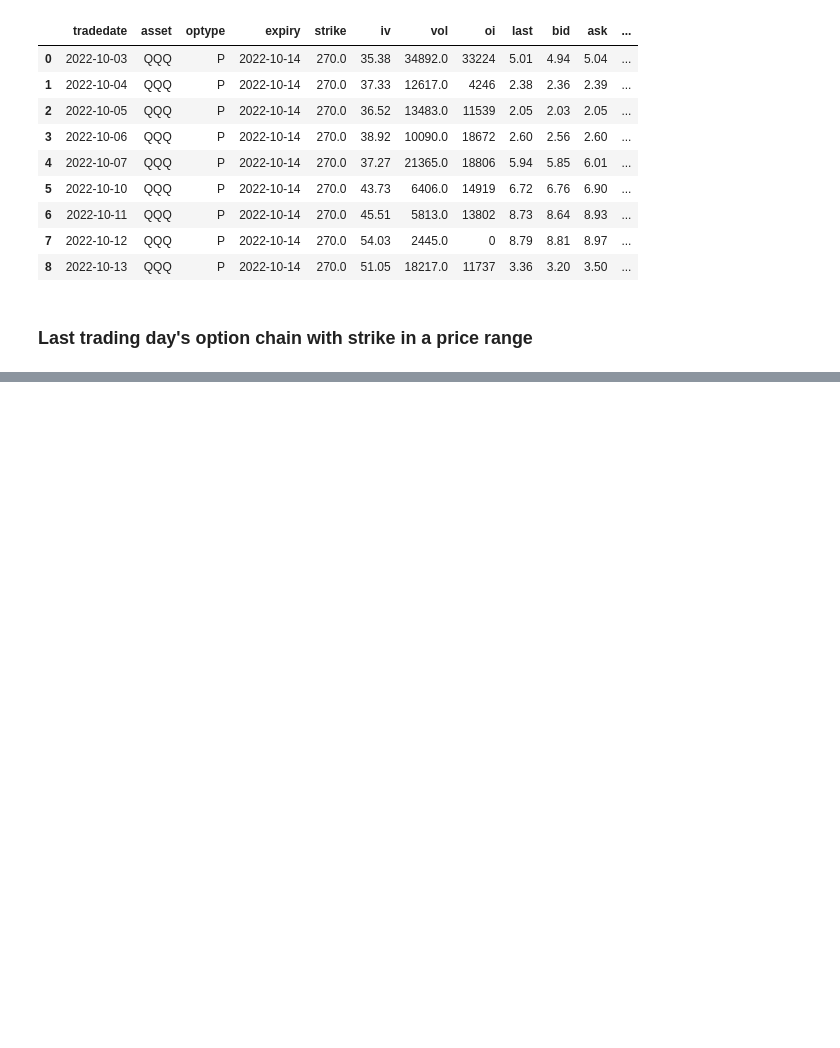
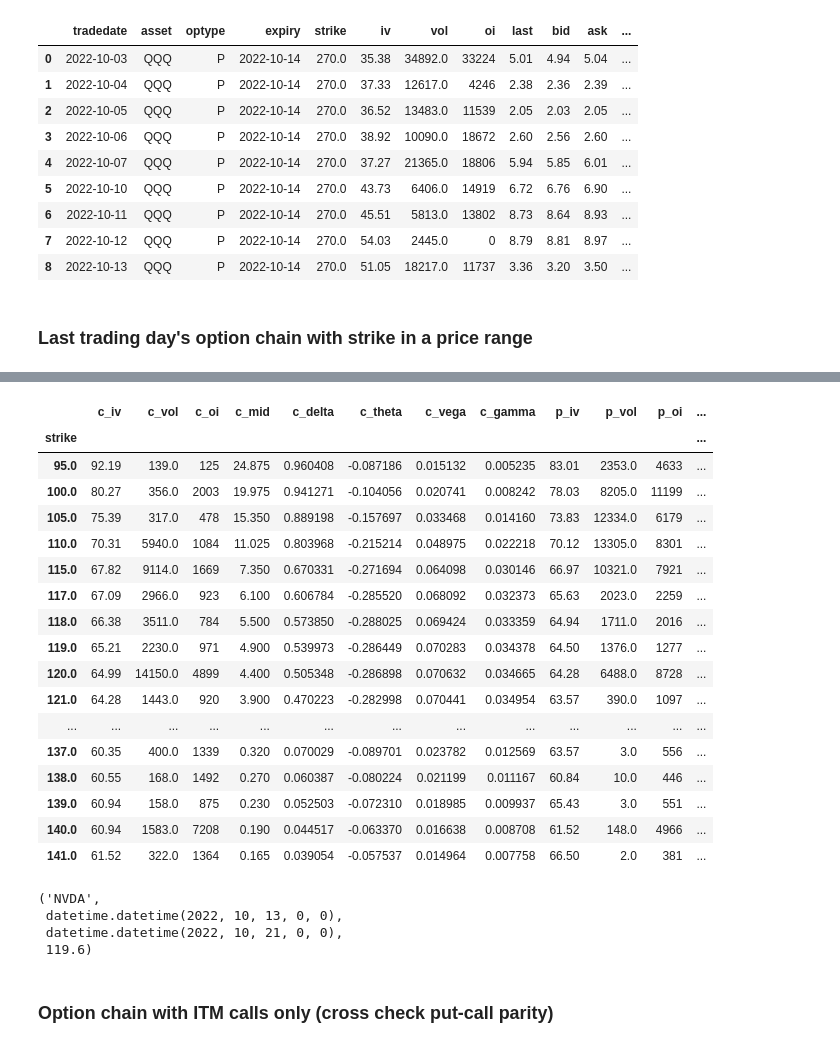
Before and after one commit to willbillionquant/bsoption, a Jupyter notebook: nyopchain-usage.ipynb, the cells around one changed output, grey strips where cells are left out. Cells and saved outputs as stored; diff of their text form; code cells hidden in the pictures; blank space fills up the shorter version.

```diff
--- a/nyopchain-usage.ipynb
+++ b/nyopchain-usage.ipynb
@@ -117,0 +127,6 @@ dfop3
+# %%
+asset1 = 'NVDA'
+tradeday1 = '2022-10-13'
+expiry1 = '2022-10-21'
+opbound1 = 0.1
+dfop1, info1 = Opchain.loaddayopchain(dfohlcall, tradeday=tradeday1, expiry=expiry1, asset=asset1, opbound=opbound1)
@@ -117,0 +151,30 @@ dfop3
+# %%
+dfop1
+# %% [output]
+|  | c_iv | c_vol | c_oi | c_mid | c_delta | c_theta | c_vega | c_gamma | p_iv | p_vol | p_oi | ... |
+| strike |  |  |  |  |  |  |  |  |  |  |  | ... |
+| 95.0 | 92.19 | 139.0 | 125 | 24.875 | 0.960408 | -0.087186 | 0.015132 | 0.005235 | 83.01 | 2353.0 | 4633 | ... |
+| 100.0 | 80.27 | 356.0 | 2003 | 19.975 | 0.941271 | -0.104056 | 0.020741 | 0.008242 | 78.03 | 8205.0 | 11199 | ... |
+| 105.0 | 75.39 | 317.0 | 478 | 15.350 | 0.889198 | -0.157697 | 0.033468 | 0.014160 | 73.83 | 12334.0 | 6179 | ... |
+| 110.0 | 70.31 | 5940.0 | 1084 | 11.025 | 0.803968 | -0.215214 | 0.048975 | 0.022218 | 70.12 | 13305.0 | 8301 | ... |
+| 115.0 | 67.82 | 9114.0 | 1669 | 7.350 | 0.670331 | -0.271694 | 0.064098 | 0.030146 | 66.97 | 10321.0 | 7921 | ... |
+| 117.0 | 67.09 | 2966.0 | 923 | 6.100 | 0.606784 | -0.285520 | 0.068092 | 0.032373 | 65.63 | 2023.0 | 2259 | ... |
+| 118.0 | 66.38 | 3511.0 | 784 | 5.500 | 0.573850 | -0.288025 | 0.069424 | 0.033359 | 64.94 | 1711.0 | 2016 | ... |
+| 119.0 | 65.21 | 2230.0 | 971 | 4.900 | 0.539973 | -0.286449 | 0.070283 | 0.034378 | 64.50 | 1376.0 | 1277 | ... |
+| 120.0 | 64.99 | 14150.0 | 4899 | 4.400 | 0.505348 | -0.286898 | 0.070632 | 0.034665 | 64.28 | 6488.0 | 8728 | ... |
+| 121.0 | 64.28 | 1443.0 | 920 | 3.900 | 0.470223 | -0.282998 | 0.070441 | 0.034954 | 63.57 | 390.0 | 1097 | ... |
+| ... | ... | ... | ... | ... | ... | ... | ... | ... | ... | ... | ... | ... |
+| 137.0 | 60.35 | 400.0 | 1339 | 0.320 | 0.070029 | -0.089701 | 0.023782 | 0.012569 | 63.57 | 3.0 | 556 | ... |
+| 138.0 | 60.55 | 168.0 | 1492 | 0.270 | 0.060387 | -0.080224 | 0.021199 | 0.011167 | 60.84 | 10.0 | 446 | ... |
+| 139.0 | 60.94 | 158.0 | 875 | 0.230 | 0.052503 | -0.072310 | 0.018985 | 0.009937 | 65.43 | 3.0 | 551 | ... |
+| 140.0 | 60.94 | 1583.0 | 7208 | 0.190 | 0.044517 | -0.063370 | 0.016638 | 0.008708 | 61.52 | 148.0 | 4966 | ... |
+| 141.0 | 61.52 | 322.0 | 1364 | 0.165 | 0.039054 | -0.057537 | 0.014964 | 0.007758 | 66.50 | 2.0 | 381 | ... |
+# %%
+info1
+# %% [output]
+('NVDA',
+ datetime.datetime(2022, 10, 13, 0, 0),
+ datetime.datetime(2022, 10, 21, 0, 0),
+ 119.6)
+# %% [markdown]
+### Option chain with ITM calls only (cross check put-call parity)
```
Also changed, not shown: parts of 12 cells of this notebook.
